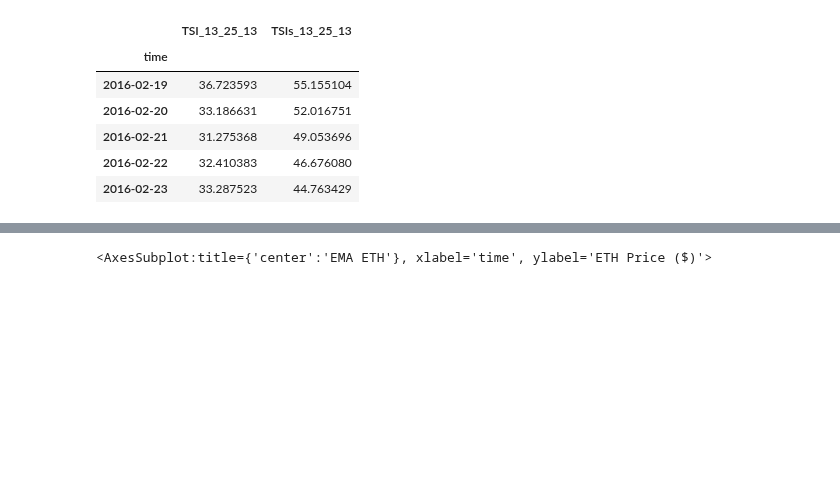
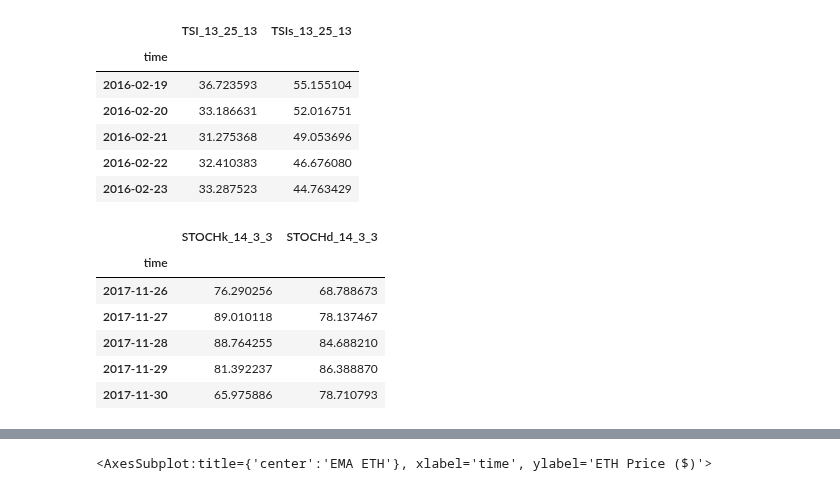
Before and after one commit to dbogatic/crypto-analysis, a Jupyter notebook: eth_dominant_features.ipynb, the cells around one changed output, grey strips where cells are left out. Cells and saved outputs as stored; diff of their text form; code cells hidden in the pictures; blank space fills up the shorter version.

```diff
--- a/eth_dominant_features.ipynb
+++ b/eth_dominant_features.ipynb
@@ -145,5 +145,20 @@ tsi_eth.head()
 | 2016-02-21 | 31.275368 | 49.053696 |
 | 2016-02-22 | 32.410383 | 46.676080 |
 | 2016-02-23 | 33.287523 | 44.763429 |
+# %%
+# Read in True Stochastic Oscilator (TSI) data
+stoch_eth = pd.read_csv('/Users/draganbogatic/Documents/Fin_Tech/crypto-analysis/resources/stoch_eth.csv', parse_dates=True)
+stoch_eth = stoch_eth.rename(columns={'Date':'time'})
+stoch_eth['time'] = pd.to_datetime(stoch_eth['time']).dt.date
+stoch_eth = stoch_eth.set_index('time').dropna()
+stoch_eth.head()
+# %% [output]
+|  | STOCHk_14_3_3 | STOCHd_14_3_3 |
+| time |  |  |
+| 2017-11-26 | 76.290256 | 68.788673 |
+| 2017-11-27 | 89.010118 | 78.137467 |
+| 2017-11-28 | 88.764255 | 84.688210 |
+| 2017-11-29 | 81.392237 | 86.388870 |
+| 2017-11-30 | 65.975886 | 78.710793 |
 # %%
 # Create model features dataframe
```
Also changed, not shown: parts of 17 cells of this notebook, 10 other files.
